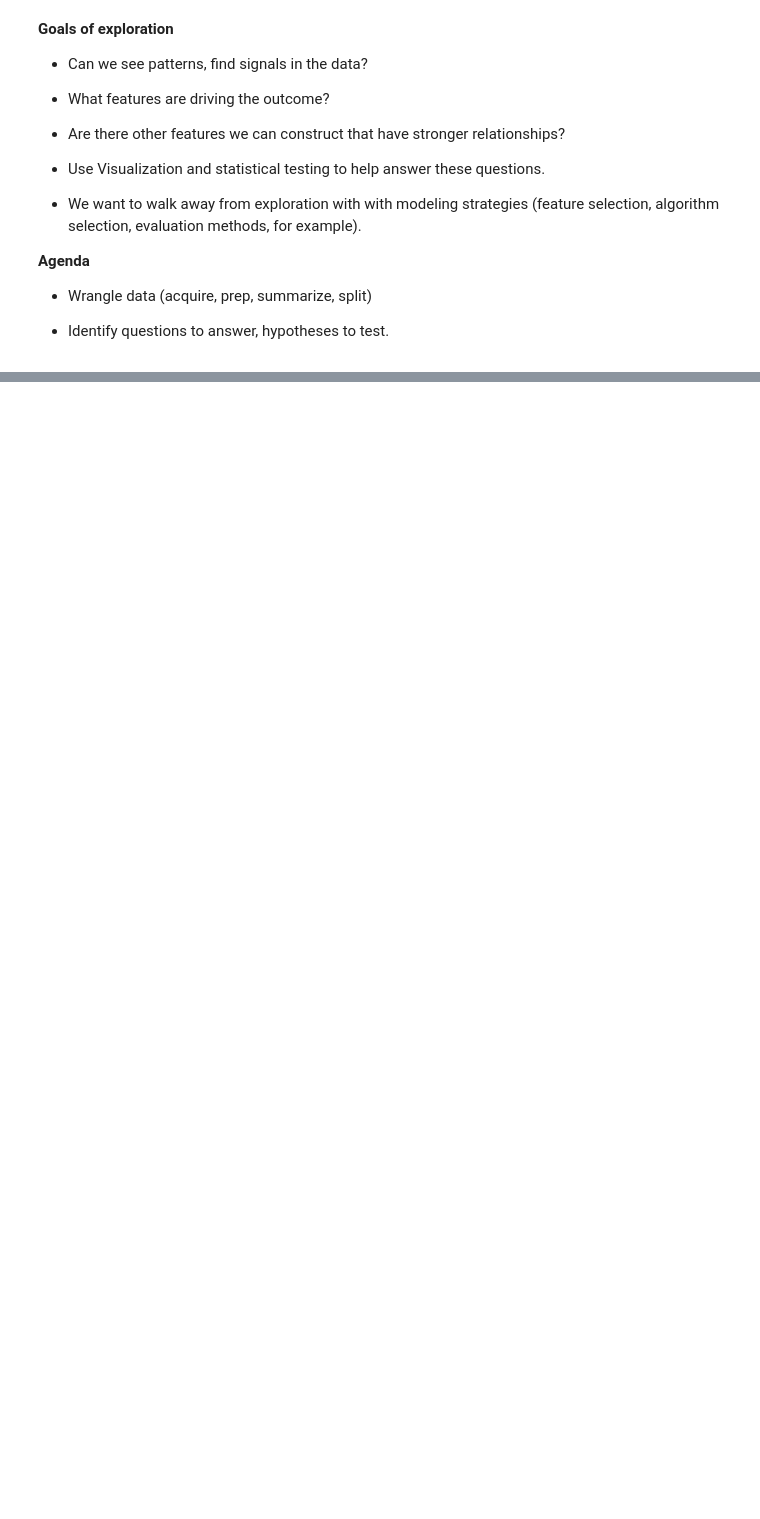
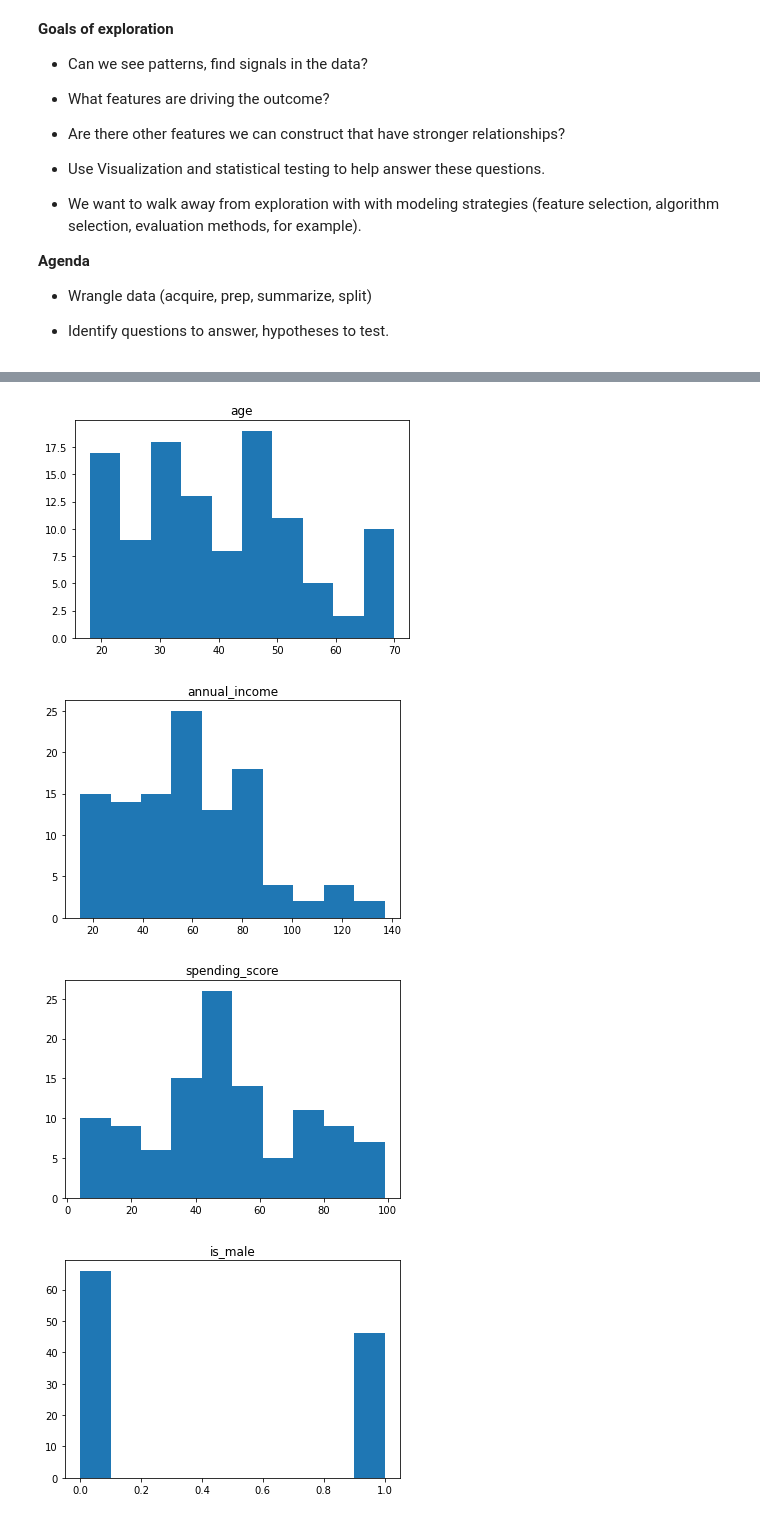
Before and after one commit to CodeupClassroom/florence-clustering-exercises, a Jupyter notebook: explore.ipynb, the cells around one changed output, grey strips where cells are left out. Cells and saved outputs as stored; diff of their text form; code cells hidden in the pictures; blank space fills up the shorter version.

```diff
--- a/explore.ipynb
+++ b/explore.ipynb
@@ -75,0 +120,10 @@ df, train, validate, test = prep_mall(df)
+# %%
+for col in train.columns:
+    plt.hist(train[col])
+    plt.title(col)
+    plt.show()
+# %% [output]
+[figure, added]
+[figure, added]
+[figure, added]
+[figure, added]
```
Also changed, not shown: parts of 53 cells of this notebook.
